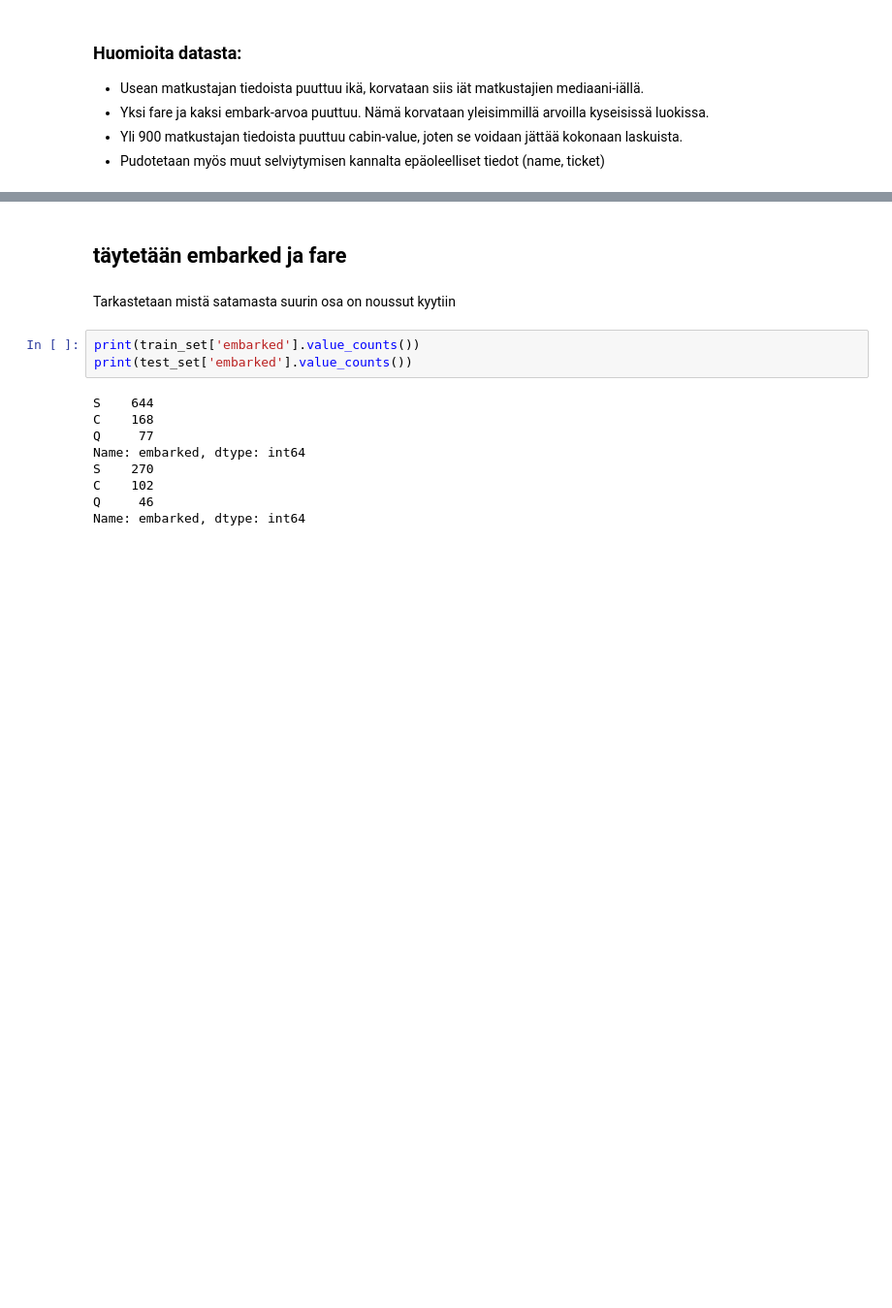
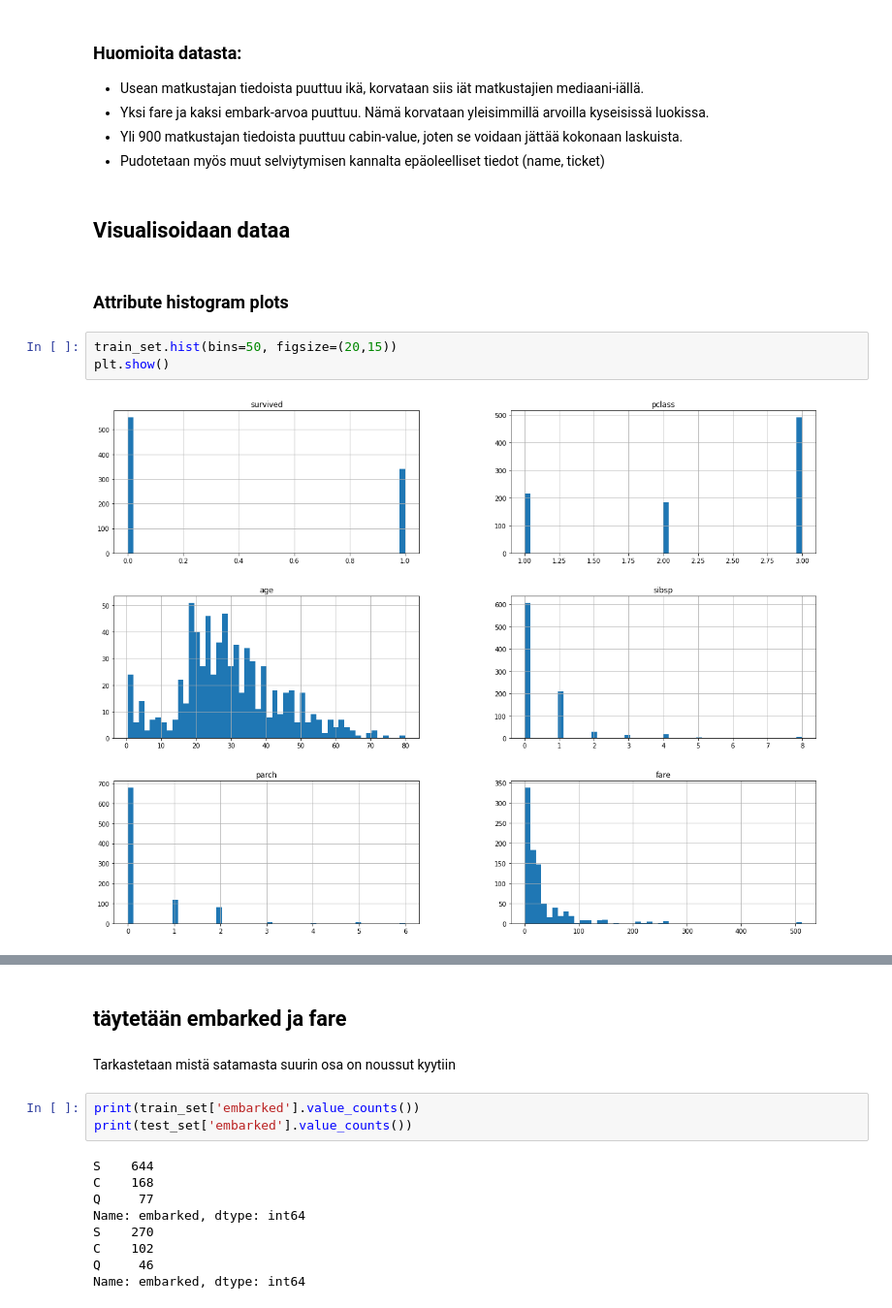
Before and after one commit to JKottonen/titanic-machine-learning-assignment, a Jupyter notebook: titanic2.ipynb, the cells around one changed output, grey strips where cells are left out. Shown at 97% size. Saved outputs shown, nothing was run; the diff lists cells and outputs as text; blank space fills up the shorter version.

Commit message:
Added plots

```diff
--- a/titanic2.ipynb
+++ b/titanic2.ipynb
@@ -74,3 +86,12 @@ Duplicated values in test 0
 - Yksi fare ja kaksi embark-arvoa puuttuu. Nämä korvataan yleisimmillä arvoilla kyseisissä luokissa.
 - Yli 900 matkustajan tiedoista puuttuu cabin-value, joten se voidaan jättää kokonaan laskuista.
 - Pudotetaan myös muut selviytymisen kannalta epäoleelliset tiedot (name, ticket)
+# %% [markdown]
+## Visualisoidaan dataa
+# %% [markdown]
+### Attribute histogram plots
+# %%
+train_set.hist(bins=50, figsize=(20,15))
+plt.show()
+# %% [output]
+[figure, added]
```
Also changed, not shown: parts of 14 cells of this notebook.
